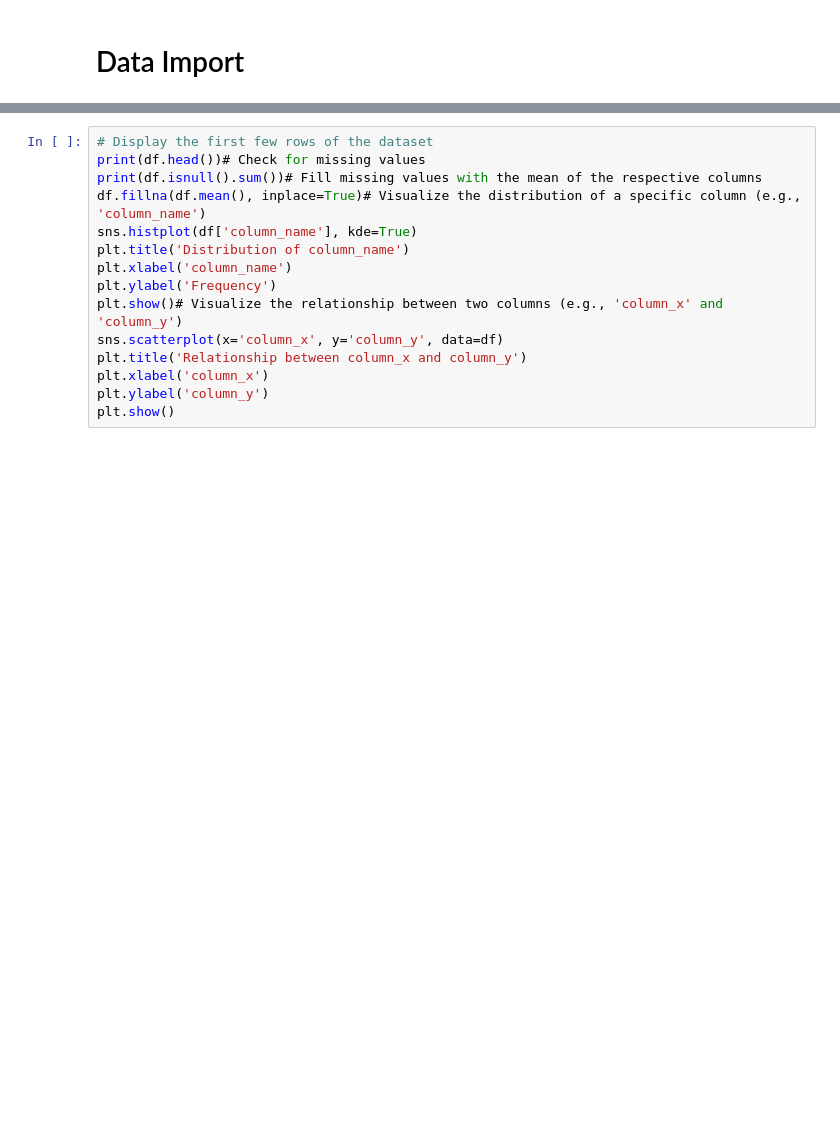
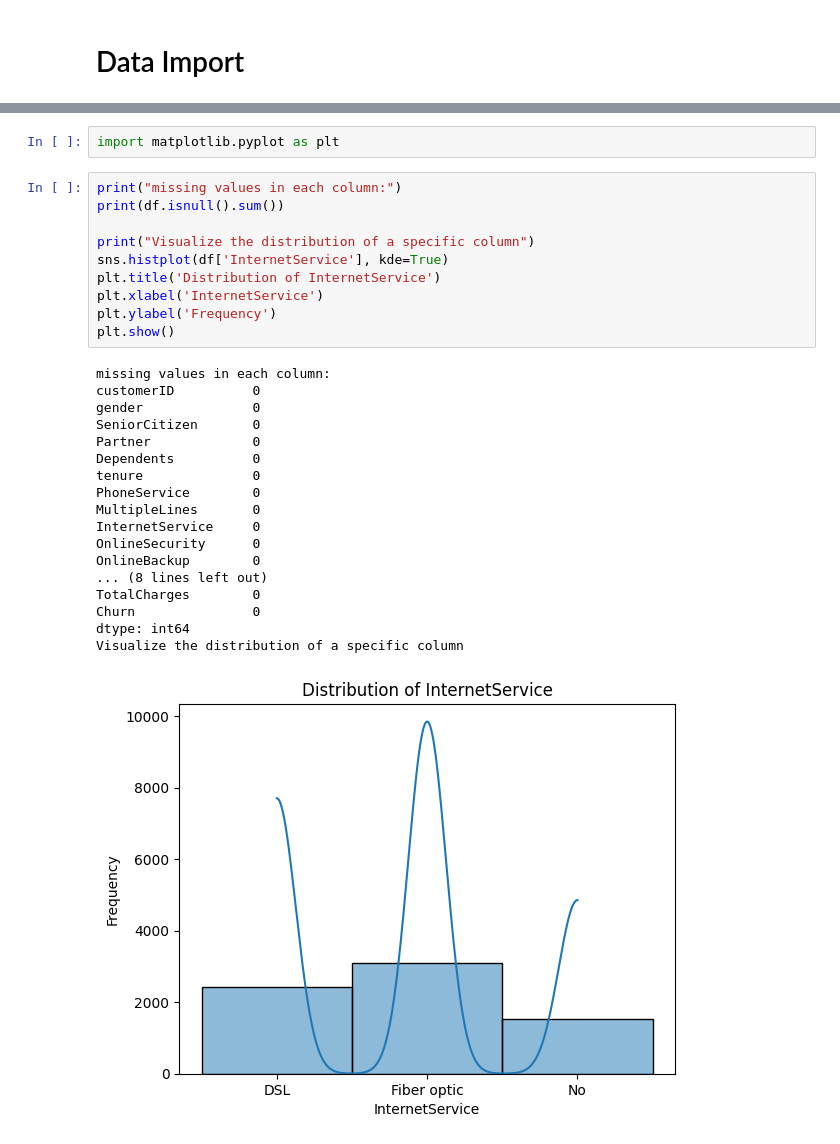
Before and after one commit to salma-gaamoussi/survival-ml-system, a Jupyter notebook: notebooks/01_eda.ipynb, the cells around one changed output, grey strips where cells are left out. Drawn from its saved outputs; the diff is of its cells as text; blank space fills up the shorter version.

```diff
--- a/notebooks/01_eda.ipynb
+++ b/notebooks/01_eda.ipynb
@@ -40,15 +31,31 @@ Index(['customerID', 'gender', 'SeniorCitizen', 'Partner', 'Dependents',
-# %%
-# Display the first few rows of the dataset
-print(df.head())# Check for missing values
-print(df.isnull().sum())# Fill missing values with the mean of the respective columns
-df.fillna(df.mean(), inplace=True)# Visualize the distribution of a specific column (e.g., 'column_name')
-sns.histplot(df['column_name'], kde=True)
-plt.title('Distribution of column_name')
-plt.xlabel('column_name')
-plt.ylabel('Frequency')
-plt.show()# Visualize the relationship between two columns (e.g., 'column_x' and 'column_y')
-sns.scatterplot(x='column_x', y='column_y', data=df)
-plt.title('Relationship between column_x and column_y')
-plt.xlabel('column_x')
-plt.ylabel('column_y')
-plt.show()
+# %%
+import matplotlib.pyplot as plt
+# %%
+print("missing values in each column:")
+print(df.isnull().sum())
+
+print("Visualize the distribution of a specific column")
+sns.histplot(df['InternetService'], kde=True)
+plt.title('Distribution of InternetService')
+plt.xlabel('InternetService')
+plt.ylabel('Frequency')
+plt.show()
+# %% [output]
+missing values in each column:
+customerID          0
+gender              0
+SeniorCitizen       0
+Partner             0
+Dependents          0
+tenure              0
+PhoneService        0
+MultipleLines       0
+InternetService     0
+OnlineSecurity      0
+OnlineBackup        0
+... (8 lines left out)
+TotalCharges        0
+Churn               0
+dtype: int64
+Visualize the distribution of a specific column
+[figure, added]
```
Also changed, not shown: parts of 51 cells of this notebook, 17 other files.
